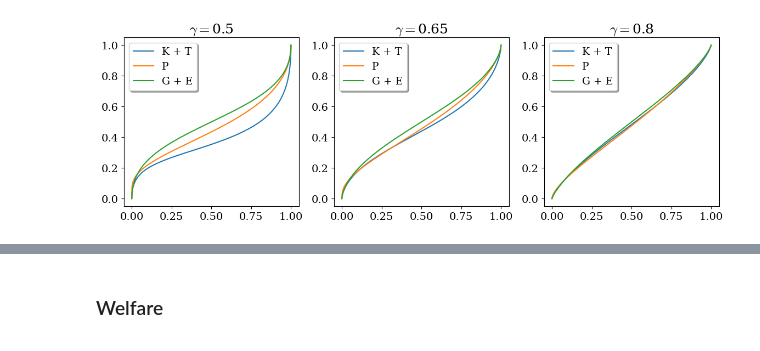
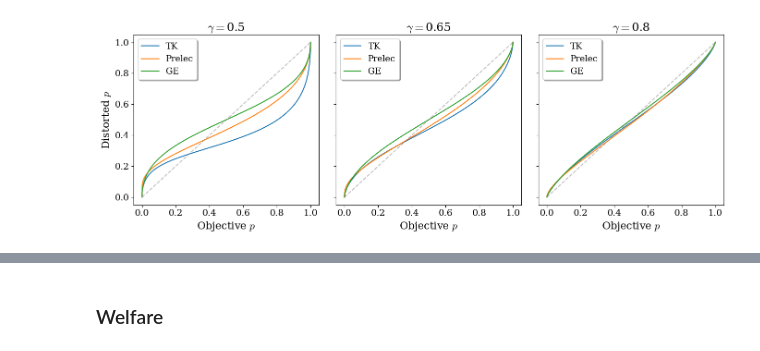
Before and after one commit to charlesaugdupont/cognitive-biases-welfare-volatility, a Jupyter notebook: notebooks/cpt_prob_comparison.ipynb, the cells around one changed output, grey strips where cells are left out. Saved outputs shown, nothing was run; the diff lists cells and outputs as text; code cells hidden in the pictures.

```diff
--- a/notebooks/cpt_prob_comparison.ipynb
+++ b/notebooks/cpt_prob_comparison.ipynb
@@ -29,17 +29,24 @@ plt.rcParams.update({"font.size" : 15,
 plt.rc("text", usetex=False)
 plt.rc("font", family="serif")
 # %%
-labels = ["K + T", "P", "G + E"]
+labels = ["TK", "Prelec", "GE"]
 p = np.linspace(0, 1, 2000)
 
-fig, axs= plt.subplots(1, 3, figsize=(14,4))
+fig, axs= plt.subplots(1, 3, figsize=(14,5), sharey=True)
 
 for k, g in enumerate([0.5, 0.65, 0.8]):
     for i,f in enumerate([probability_weighting, probability_weighting_prelec, probability_weighting_goldstein_einhorn]):
         axs[k].plot(p, f(p, gamma=g), label=labels[i])
     axs[k].set_title(r"$\gamma=$" + str(g))
     axs[k].legend(shadow=True)
+    axs[k].set_xlabel(r"Objective $p$")
+    if k == 0:
+        axs[k].set_ylabel(r"Distorted $p$")
+    axs[k].plot(np.linspace(0,1,1000), np.linspace(0,1,1000), linestyle="dashed", color="grey", alpha=0.5)
+
+fig.tight_layout()
+plt.savefig("../figures/probability_weighting_function_comparison.pdf", bbox_inches="tight")
 
 plt.show()
 # %% [output]
-[figure, old version]
+[figure, new version]
```
Also changed, not shown: parts of 7 cells of this notebook, 1 other file.
